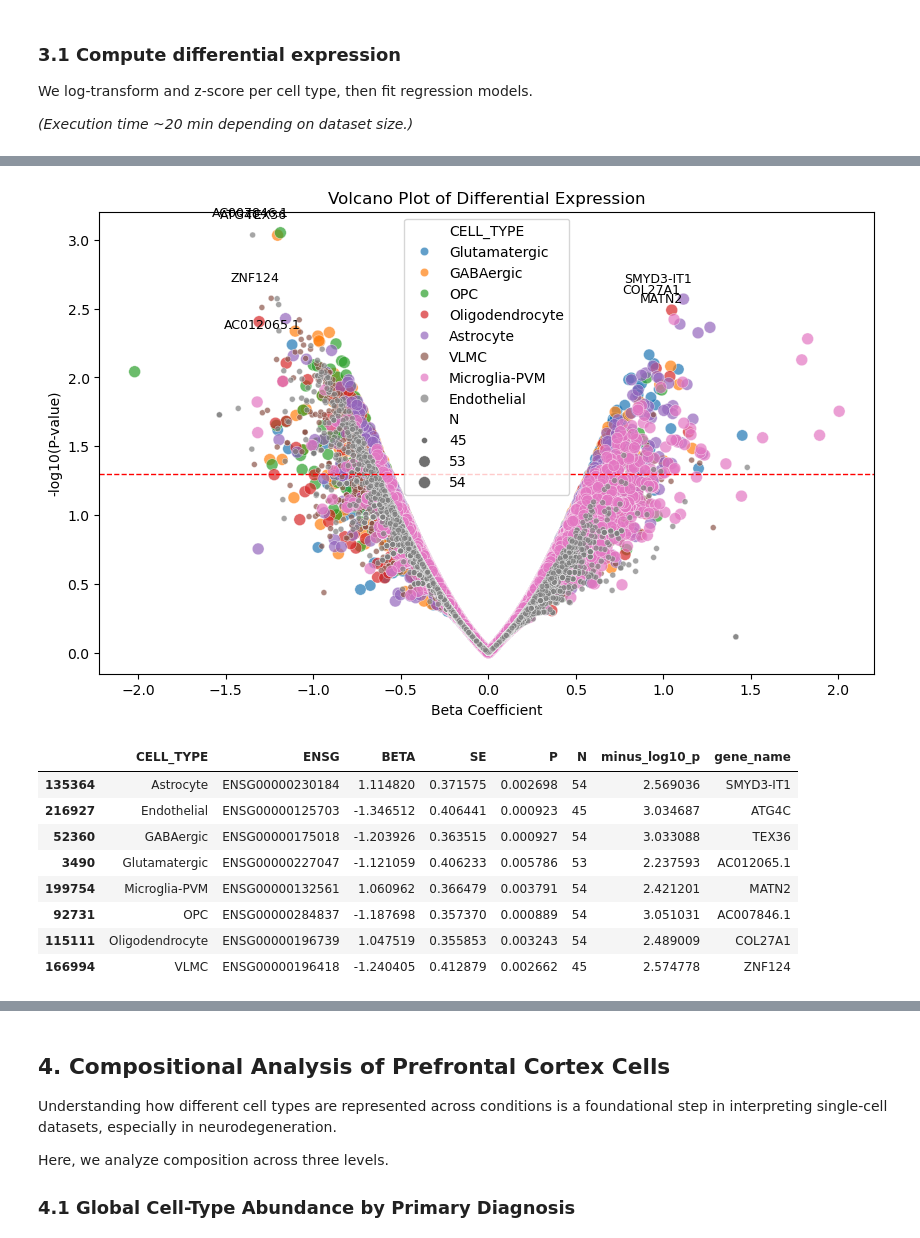
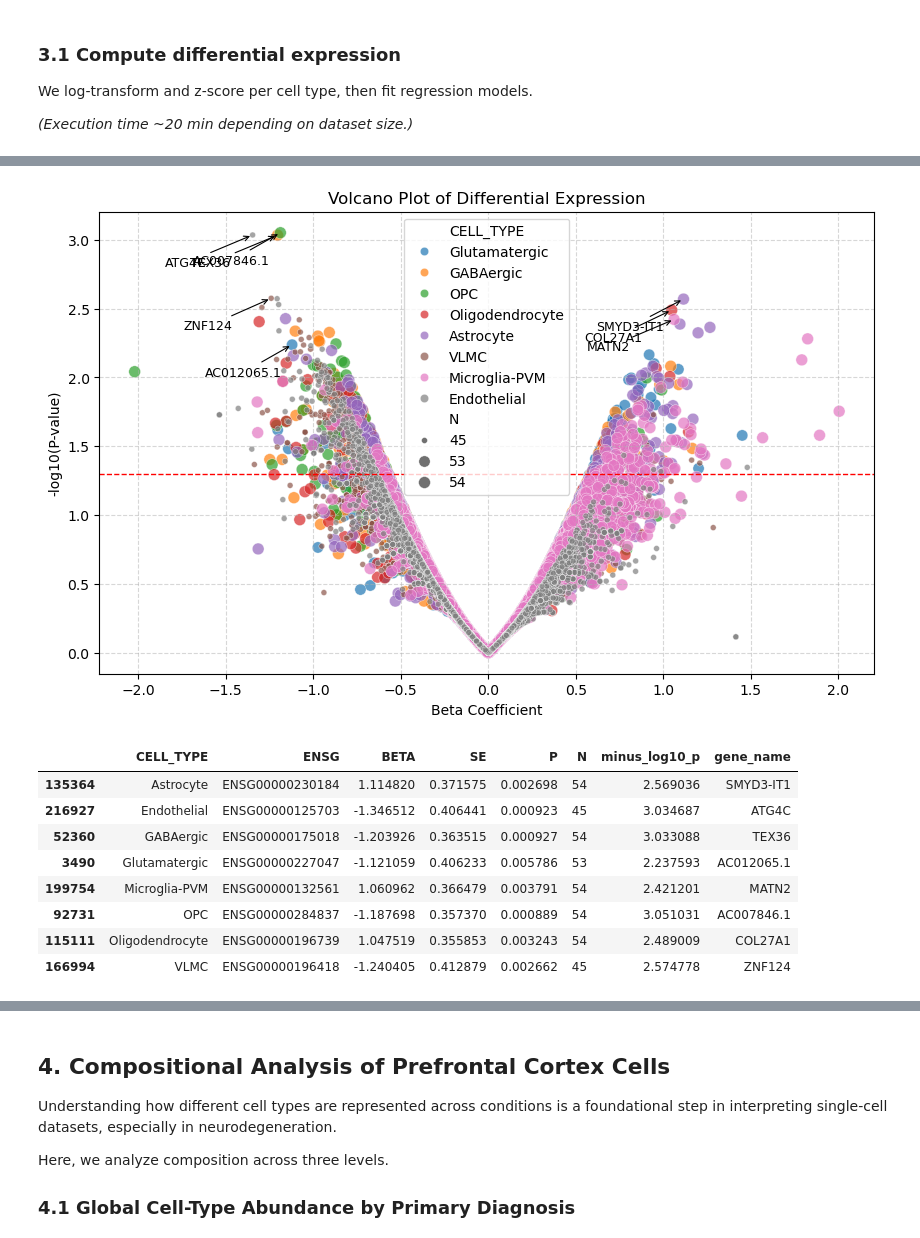
Before and after one commit to ASAP-CRN/asap-crn-learning-lab, a Jupyter notebook: tutorials/00_pilot_workshop_series/03_downstream_analysis.ipynb, the cells around one changed output, grey strips where cells are left out. Saved outputs shown, nothing was run; the diff lists cells and outputs as text; code cells hidden in the pictures.

```diff
--- a/tutorials/00_pilot_workshop_series/03_downstream_analysis.ipynb
+++ b/tutorials/00_pilot_workshop_series/03_downstream_analysis.ipynb
@@ -243,7 +243,7 @@ This is a **lightweight screening approach** intended for demonstration—not a
 > **For rigorous DE workflows**, consider:
 > `limma-voom`, `edgeR`, `DESeq2`, or mixed-effects models frameworks
 # %%
-reload = True
+reload = False
 
 if reload:
     psuedobulk_cortical_samples_filename = (
@@ -375,10 +389,10 @@ simple_de_filenm = (
 )
 de_results = pd.read_csv(simple_de_filenm)
 # %%
-def simple_volcano(results: pd.DataFrame, ensg_to_gene: pd.DataFrame):
+def simple_volcano(results: pd.DataFrame, ensg_to_gene: pd.DataFrame, save_path = None):
     # Work on a copy to avoid modifying input
     df = results.copy()
-    df["minus_log10_p"] = -np.log10(df["P"]+1)
+    df["minus_log10_p"] = -np.log10(df["P"].clip(lower=1e-300))
 
     # Filter out extreme betas
     df = df[df["BETA"].abs() <= 3]
@@ -396,15 +410,16 @@ def simple_volcano(results: pd.DataFrame, ensg_to_gene: pd.DataFrame):
         hue="CELL_TYPE", size="N", alpha=0.7
     )
 
-    # Annotate top hits
+    # Annotate top hits with arrows
     for _, row in top_hits.iterrows():
-        plt.text(
-            row["BETA"]+0.05,
-            row["minus_log10_p"]+0.1,
+        plt.annotate(
             row["gene_name"],
+            xy=(row["BETA"], row["minus_log10_p"]),              # point
+            xytext=(row["BETA"]-0.5, row["minus_log10_p"]-0.25),  # label position
             fontsize=9,
-            ha="right",
+            ha="left",
             va="bottom",
+            arrowprops=dict(arrowstyle="->", color="black", lw=0.8)
         )
 
     # Threshold line at p=0.05
@@ -413,14 +428,21 @@ def simple_volcano(results: pd.DataFrame, ensg_to_gene: pd.DataFrame):
     plt.xlabel("Beta Coefficient")
     plt.ylabel("-log10(P-value)")
     plt.title("Volcano Plot of Differential Expression")
+    plt.grid(True, linestyle="--", alpha=0.5)
+
+    if save_path:
+        plt.savefig(save_path, dpi=300, bbox_inches="tight")
+        print(f"Saved: {save_path}")
+
     plt.show()
 
     return top_hits
 # %%
-top_hits_by_cell_type = simple_volcano(de_results, pb.var.copy())
+save_path = (local_data_path / f"asap-{dataset_team}.complete_volcano.png")
+top_hits_by_cell_type = simple_volcano(de_results, pb.var.copy(), save_path)
 top_hits_by_cell_type
 # %% [output]
-[figure, old version]
+[figure, new version]
 |  | CELL_TYPE | ENSG | BETA | SE | P | N | minus_log10_p | gene_name |
 | 135364 | Astrocyte | ENSG00000230184 | 1.114820 | 0.371575 | 0.002698 | 54 | 2.569036 | SMYD3-IT1 |
 | 216927 | Endothelial | ENSG00000125703 | -1.346512 | 0.406441 | 0.000923 | 45 | 3.034687 | ATG4C |
```
Also changed, not shown: parts of 9 cells of this notebook.
